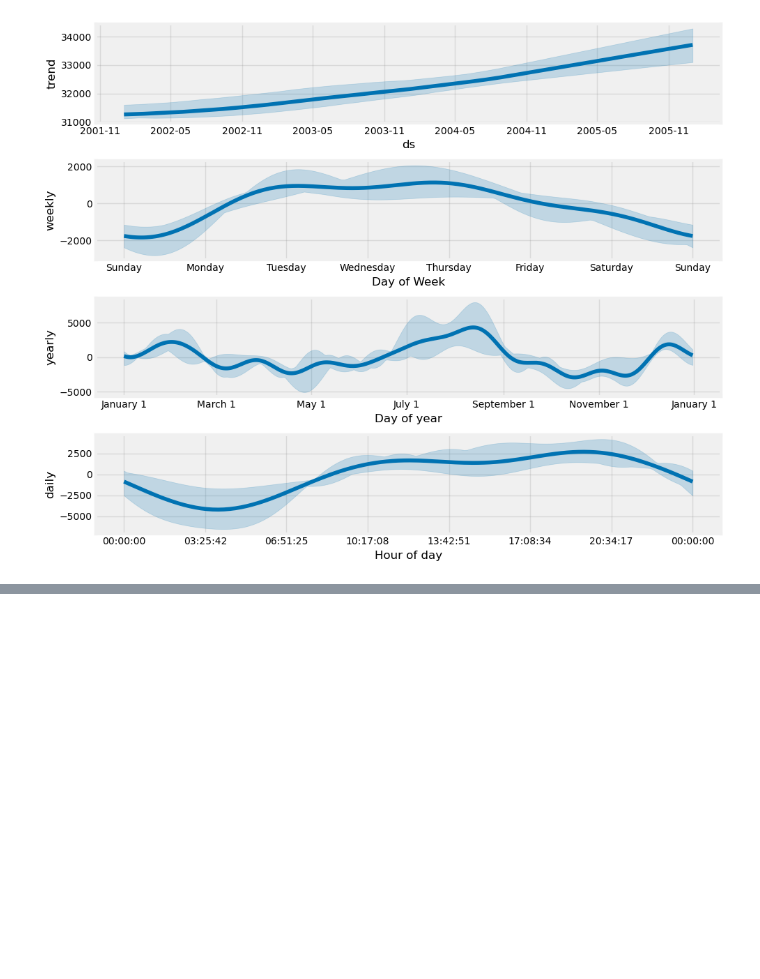
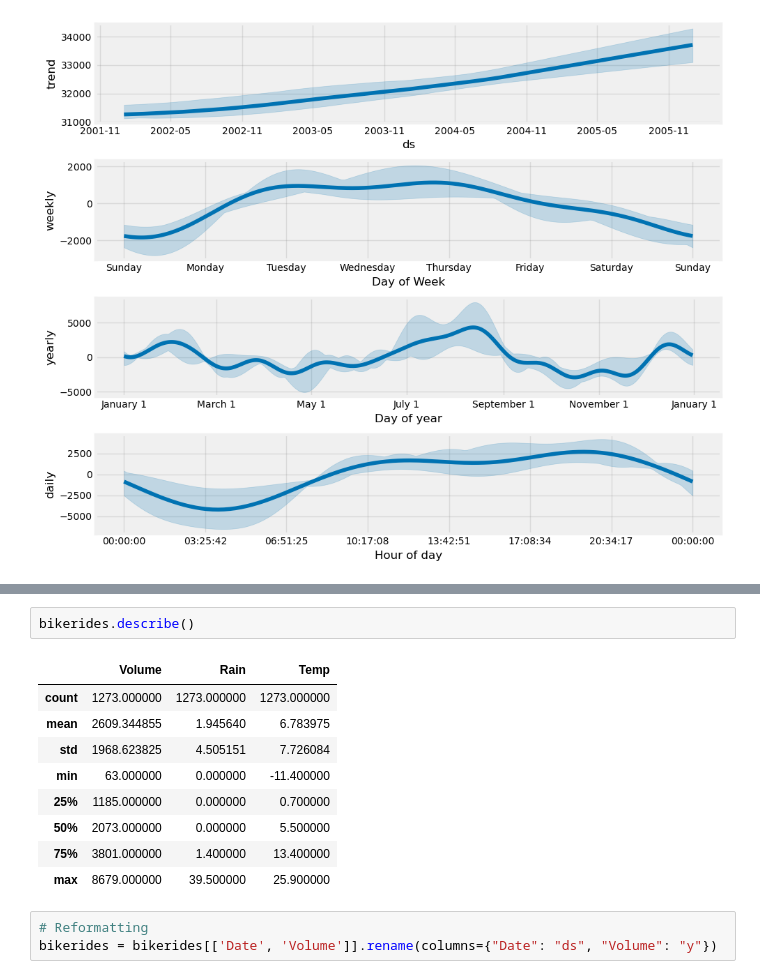
Before and after one commit to bachaudhry/time_series, a Jupyter notebook: ts_with_k/03_Prophet.ipynb, the cells around one changed output, grey strips where cells are left out. Cells and saved outputs as stored; diff of their text form; blank space fills up the shorter version.

```diff
--- a/ts_with_k/03_Prophet.ipynb
+++ b/ts_with_k/03_Prophet.ipynb
@@ -495,0 +525,15 @@ chain 4 |          | 00:00 Status
+# %%
+bikerides.describe()
+# %% [output]
+|  | Volume | Rain | Temp |
+| count | 1273.000000 | 1273.000000 | 1273.000000 |
+| mean | 2609.344855 | 1.945640 | 6.783975 |
+| std | 1968.623825 | 4.505151 | 7.726084 |
+| min | 63.000000 | 0.000000 | -11.400000 |
+| 25% | 1185.000000 | 0.000000 | 0.700000 |
+| 50% | 2073.000000 | 0.000000 | 5.500000 |
+| 75% | 3801.000000 | 1.400000 | 13.400000 |
+| max | 8679.000000 | 39.500000 | 25.900000 |
+# %%
+# Reformatting
+bikerides = bikerides[['Date', 'Volume']].rename(columns={"Date": "ds", "Volume": "y"})
```
Also changed, not shown: parts of 9 cells of this notebook.
